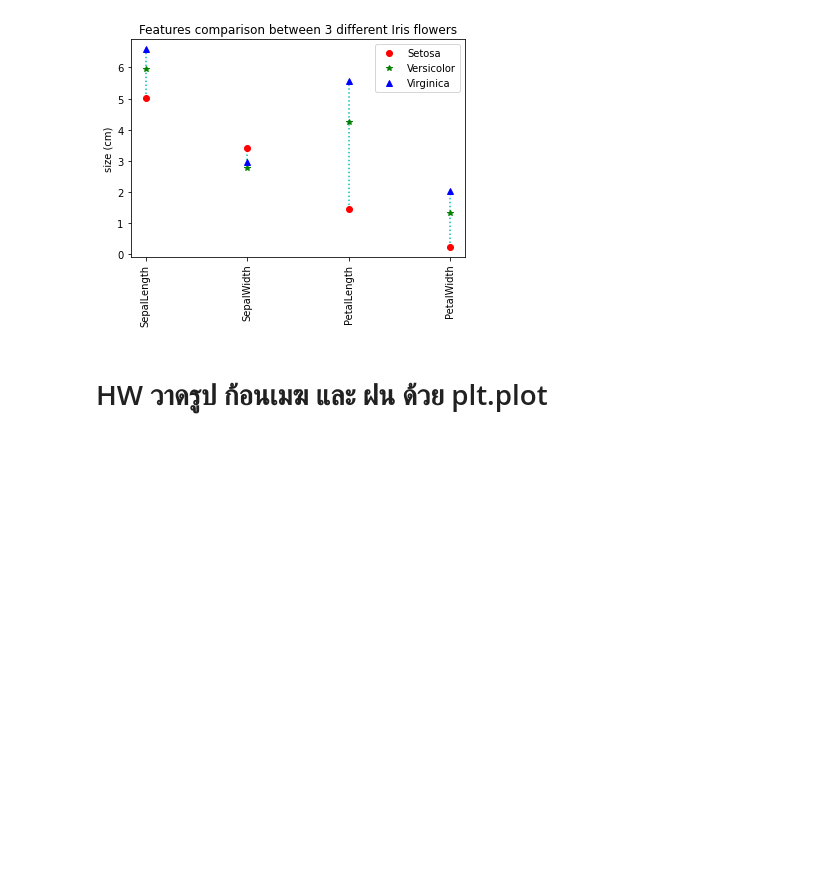
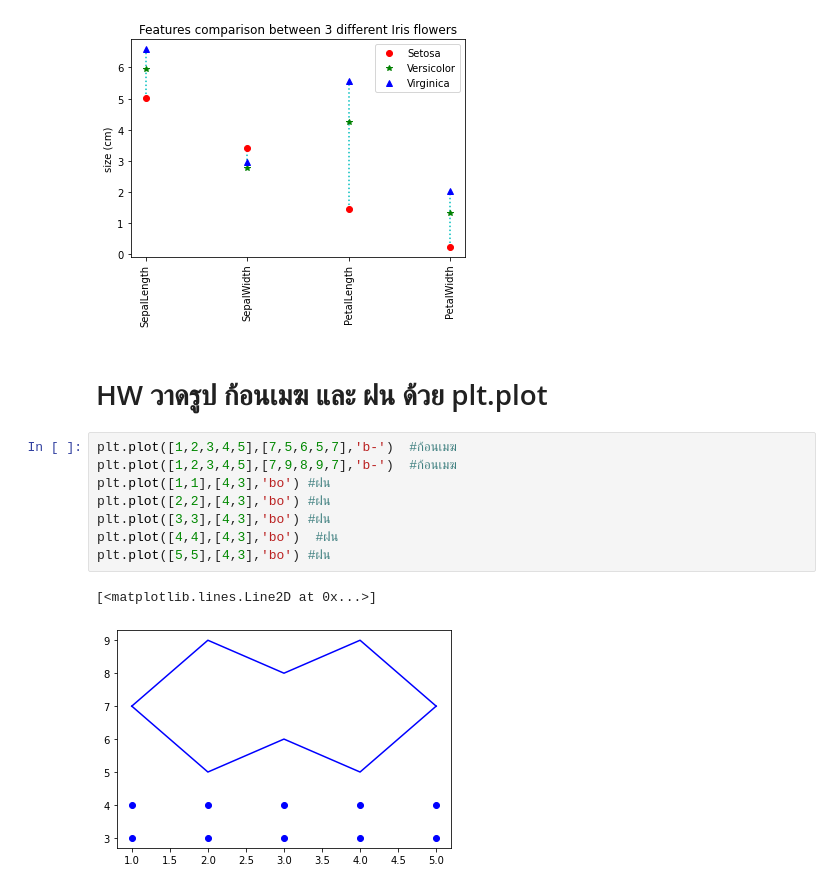
Before and after one commit to ploybongkot/data_viz_2022, a Jupyter notebook: DataViz04_Data_Comparison.ipynb, the cells around one changed output. Saved outputs shown, nothing was run; the diff lists cells and outputs as text; blank space fills up the shorter version.

Commit message:
การบ้านวาดรูปก้อนเมฆกับฝนเสร็จแล้ว

```diff
--- a/DataViz04_Data_Comparison.ipynb
+++ b/DataViz04_Data_Comparison.ipynb
@@ -157,3 +157,14 @@ plt.ylabel('size (cm)');
 [figure]
 # %% [markdown]
 # HW วาดรูป ก้อนเมฆ และ ฝน ด้วย plt.plot
+# %%
+plt.plot([1,2,3,4,5],[7,5,6,5,7],'b-')  #ก้อนเมฆ
+plt.plot([1,2,3,4,5],[7,9,8,9,7],'b-')  #ก้อนเมฆ
+plt.plot([1,1],[4,3],'bo') #ฝน
+plt.plot([2,2],[4,3],'bo') #ฝน
+plt.plot([3,3],[4,3],'bo') #ฝน
+plt.plot([4,4],[4,3],'bo')  #ฝน
+plt.plot([5,5],[4,3],'bo') #ฝน
+# %% [output]
+[<matplotlib.lines.Line2D at 0x...>]
+[figure, added]
```
